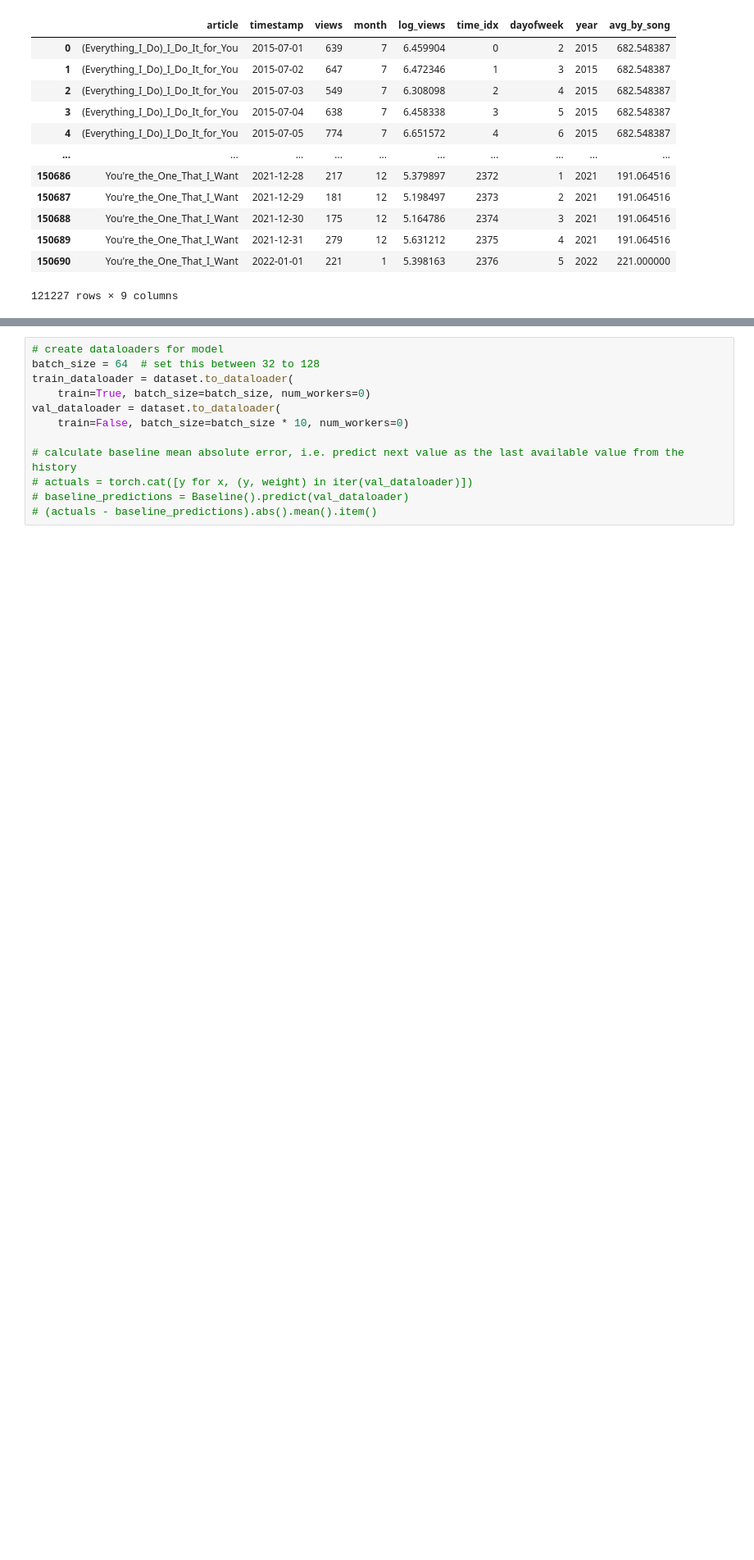
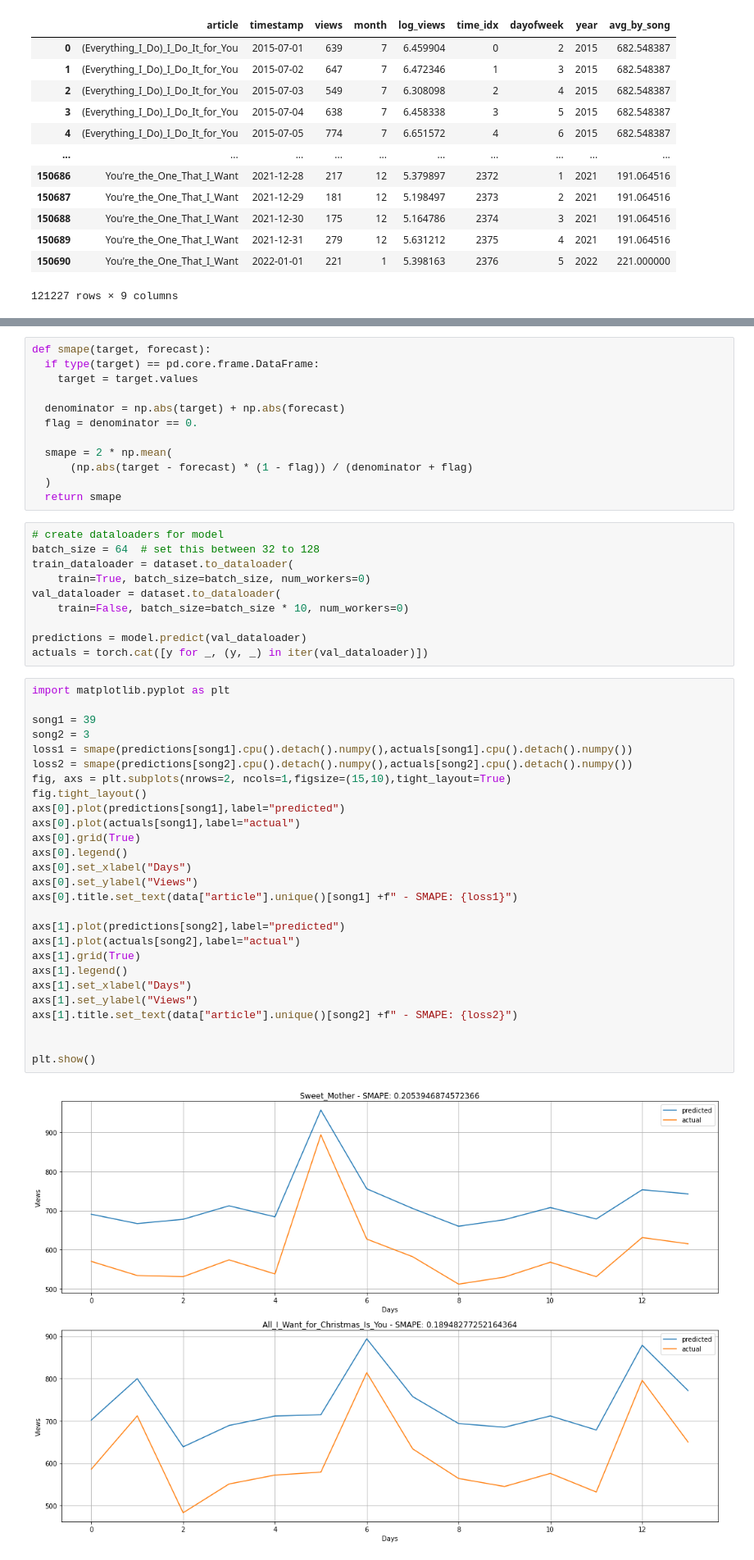
Before and after one commit to MohammadSakhnini/PageView_Prediction, a Jupyter notebook: LSTM.ipynb, the cells around one changed output, grey strips where cells are left out. Shown: that part at 82% size. Cells and saved outputs as stored; diff of their text form; blank space fills up the shorter version.

```diff
--- a/LSTM.ipynb
+++ b/LSTM.ipynb
@@ -246,6 +257,18 @@ TPU available: False, using: 0 TPU cores
 IPU available: False, using: 0 IPUs
 HPU available: False, using: 0 HPUs
 `Trainer(limit_train_batches=1.0)` was configured so 100% of the batches per epoch will be used..
+# %%
+def smape(target, forecast):
+  if type(target) == pd.core.frame.DataFrame:
+    target = target.values
+
+  denominator = np.abs(target) + np.abs(forecast)
+  flag = denominator == 0.
+
+  smape = 2 * np.mean(
+      (np.abs(target - forecast) * (1 - flag)) / (denominator + flag)
+  )
+  return smape
 # %%
 # create dataloaders for model
 batch_size = 64  # set this between 32 to 128
@@ -254,7 +277,34 @@ train_dataloader = dataset.to_dataloader(
 val_dataloader = dataset.to_dataloader(
     train=False, batch_size=batch_size * 10, num_workers=0)
 
-# calculate baseline mean absolute error, i.e. predict next value as the last available value from the history
-# actuals = torch.cat([y for x, (y, weight) in iter(val_dataloader)])
-# baseline_predictions = Baseline().predict(val_dataloader)
-# (actuals - baseline_predictions).abs().mean().item()
+predictions = model.predict(val_dataloader)
+actuals = torch.cat([y for _, (y, _) in iter(val_dataloader)])
+# %%
+import matplotlib.pyplot as plt
+
+song1 = 39
+song2 = 3
+loss1 = smape(predictions[song1].cpu().detach().numpy(),actuals[song1].cpu().detach().numpy())
+loss2 = smape(predictions[song2].cpu().detach().numpy(),actuals[song2].cpu().detach().numpy())
+fig, axs = plt.subplots(nrows=2, ncols=1,figsize=(15,10),tight_layout=True)
+fig.tight_layout()
+axs[0].plot(predictions[song1],label="predicted")
+axs[0].plot(actuals[song1],label="actual")
+axs[0].grid(True)
+axs[0].legend()
+axs[0].set_xlabel("Days")
+axs[0].set_ylabel("Views")
+axs[0].title.set_text(data["article"].unique()[song1] +f" - SMAPE: {loss1}")
+
+axs[1].plot(predictions[song2],label="predicted")
+axs[1].plot(actuals[song2],label="actual")
+axs[1].grid(True)
+axs[1].legend()
+axs[1].set_xlabel("Days")
+axs[1].set_ylabel("Views")
+axs[1].title.set_text(data["article"].unique()[song2] +f" - SMAPE: {loss2}")
+
+
+plt.show()
+# %% [output]
+[figure, added]
```
Also changed, not shown: parts of 3 cells of this notebook, 2 other files.
